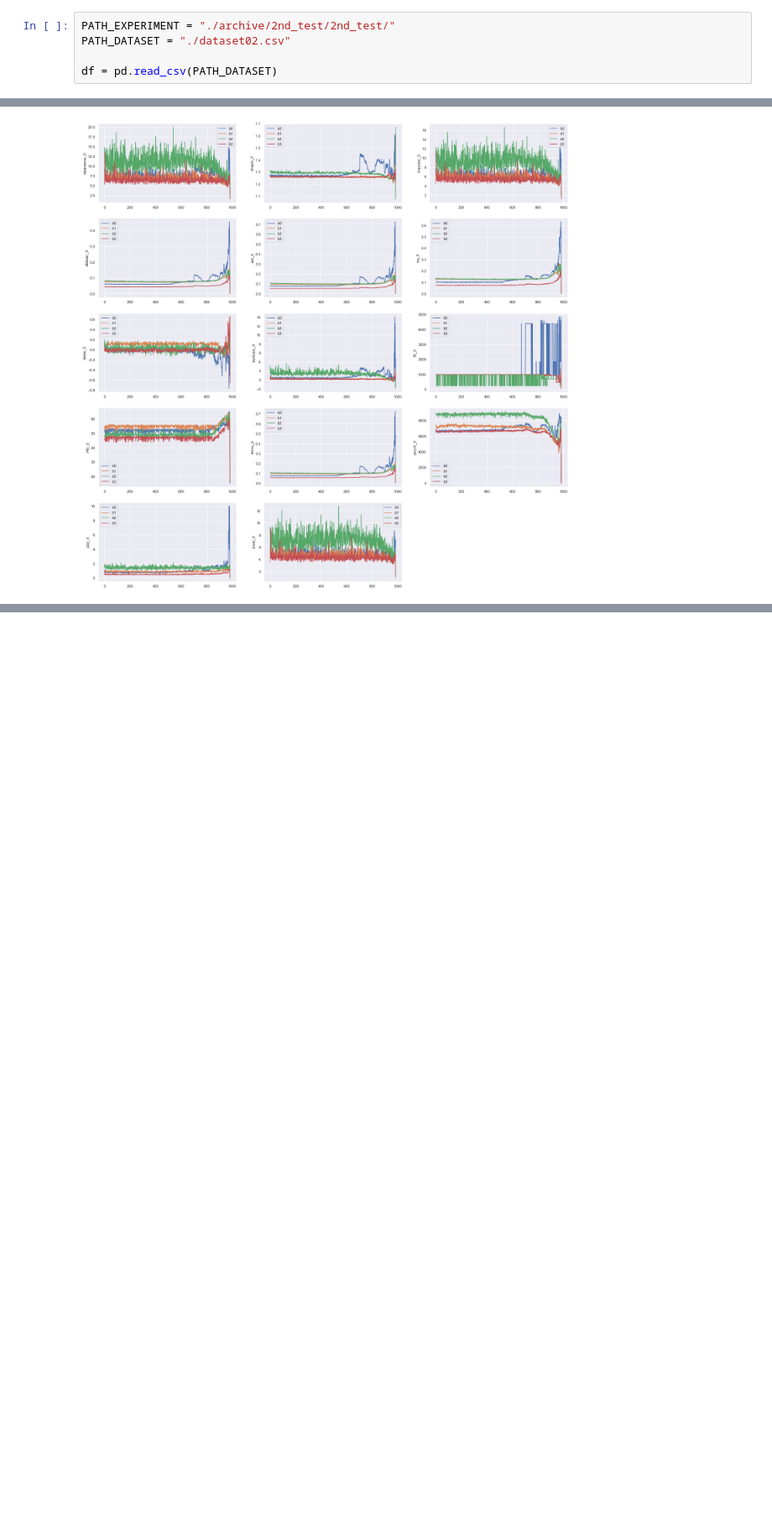
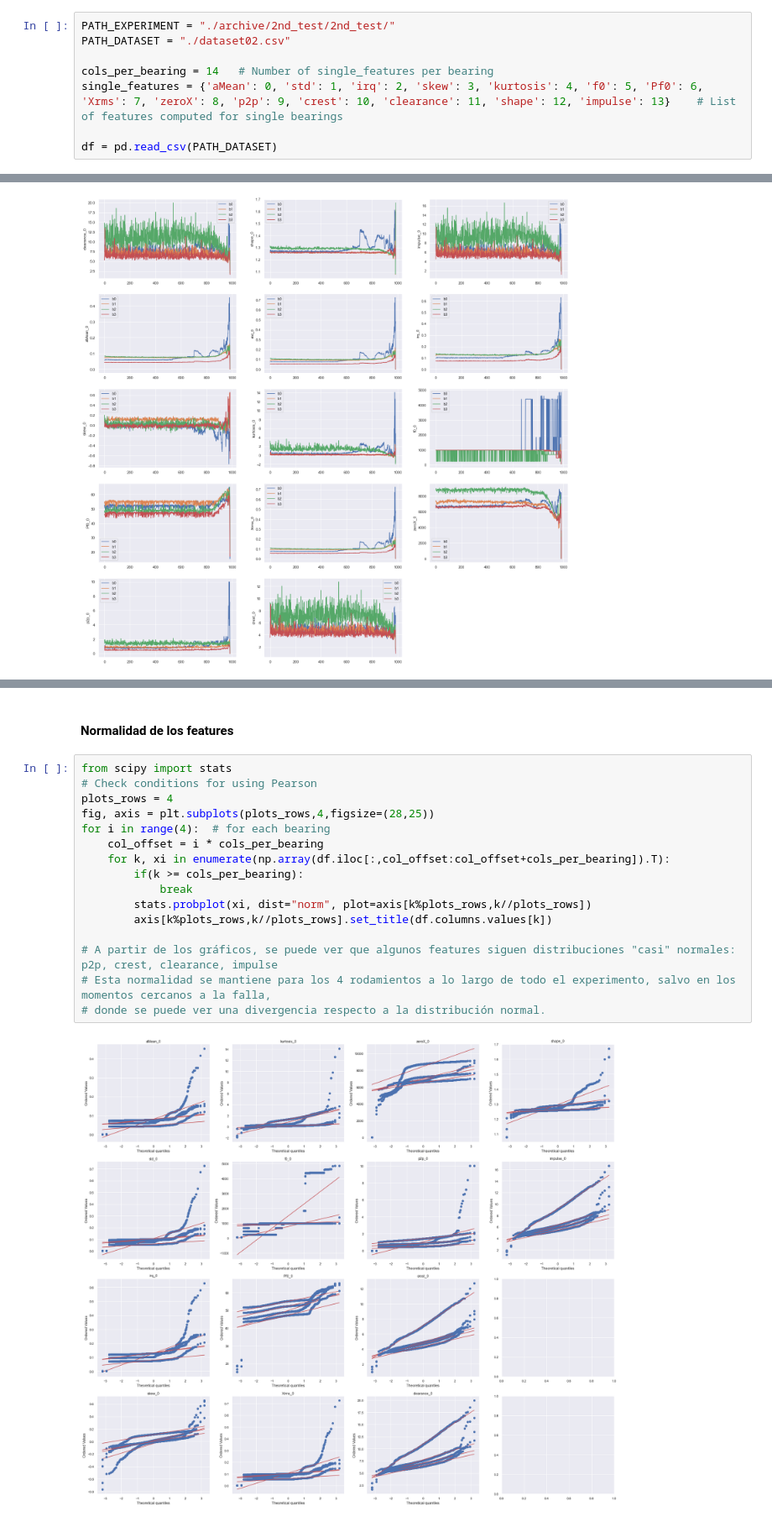
Before and after one commit to mbrito96/CEIA, a Jupyter notebook: X4_AnDatos/TP Integrador/02_ExploracionDataset.ipynb, the cells around one changed output, grey strips where cells are left out. Shown at 84% size. Cells and saved outputs as stored; diff of their text form; blank space fills up the shorter version.

```diff
--- a/X4_AnDatos/TP Integrador/02_ExploracionDataset.ipynb
+++ b/X4_AnDatos/TP Integrador/02_ExploracionDataset.ipynb
@@ -40,6 +40,9 @@ Cargar los datos de entrenamiento.
 PATH_EXPERIMENT = "./archive/2nd_test/2nd_test/"
 PATH_DATASET = "./dataset02.csv"
 
+cols_per_bearing = 14   # Number of single_features per bearing
+single_features = {'aMean': 0, 'std': 1, 'irq': 2, 'skew': 3, 'kurtosis': 4, 'f0': 5, 'Pf0': 6, 'Xrms': 7, 'zeroX': 8, 'p2p': 9, 'crest': 10, 'clearance': 11, 'shape': 12, 'impulse': 13}    # List of features computed for single bearings
+
 df = pd.read_csv(PATH_DATASET)
 # %%
 df.describe()
@@ -162,0 +170,20 @@ sns.lineplot(x=df.index, y=df['crest_3'], label='b3')
+# %% [markdown]
+#### Normalidad de los features
+# %%
+from scipy import stats
+# Check conditions for using Pearson
+plots_rows = 4
+fig, axis = plt.subplots(plots_rows,4,figsize=(28,25))
+for i in range(4):  # for each bearing
+    col_offset = i * cols_per_bearing
+    for k, xi in enumerate(np.array(df.iloc[:,col_offset:col_offset+cols_per_bearing]).T):
+        if(k >= cols_per_bearing):
+            break
+        stats.probplot(xi, dist="norm", plot=axis[k%plots_rows,k//plots_rows])
+        axis[k%plots_rows,k//plots_rows].set_title(df.columns.values[k])
+
+# A partir de los gráficos, se puede ver que algunos features siguen distribuciones "casi" normales: p2p, crest, clearance, impulse
+# Esta normalidad se mantiene para los 4 rodamientos a lo largo de todo el experimento, salvo en los momentos cercanos a la falla,
+# donde se puede ver una divergencia respecto a la distribución normal.
+# %% [output]
+[figure, added]
```
Also changed, not shown: parts of 7 cells of this notebook, 2 other files.
